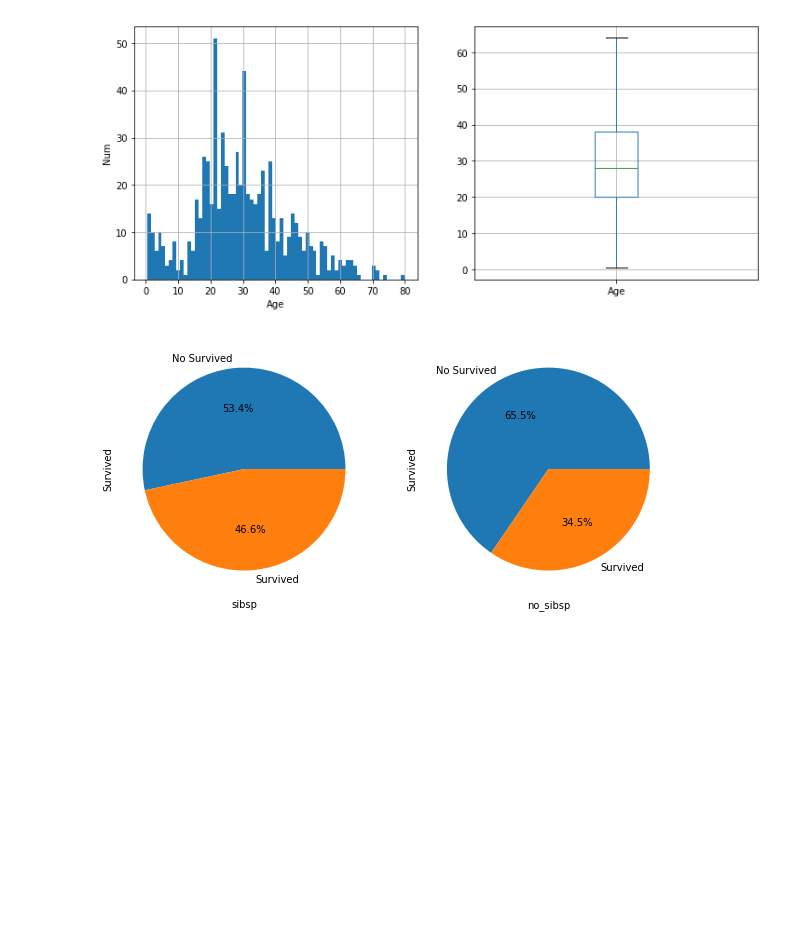
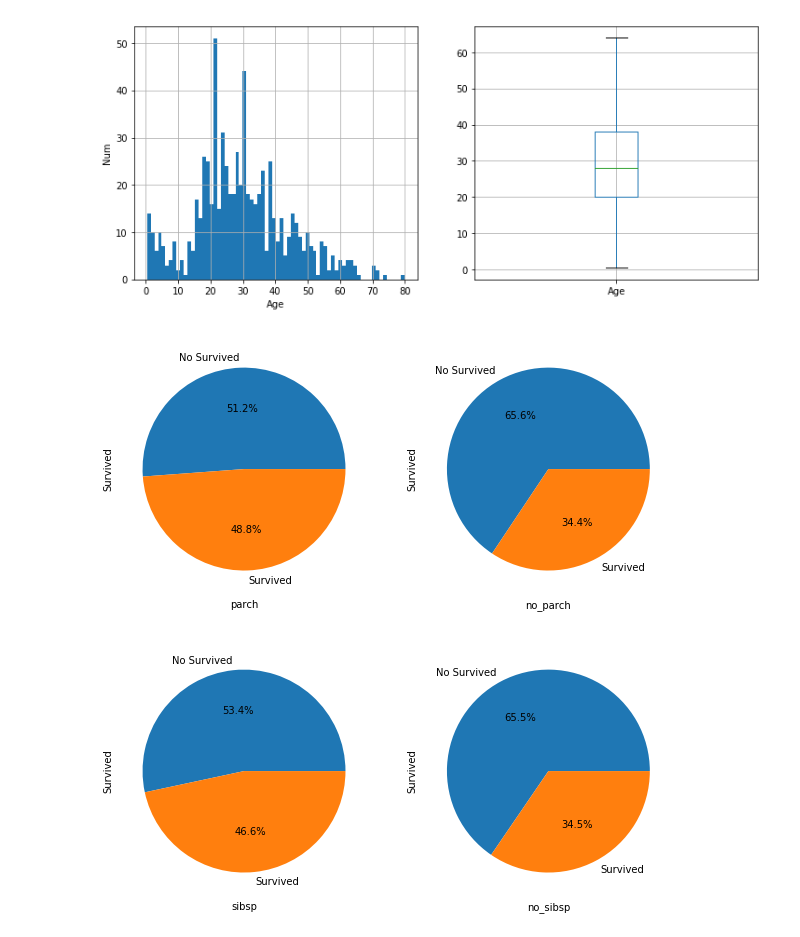
Before and after one commit to dongzhang84/data_challenges, a Jupyter notebook: Titanic.ipynb, the cells around one changed output. Saved outputs shown, nothing was run; the diff lists cells and outputs as text; code cells hidden in the pictures; blank space fills up the shorter version.

```diff
--- a/Titanic.ipynb
+++ b/Titanic.ipynb
@@ -180,6 +180,22 @@ df_train.boxplot(column='Age', showfliers=False)
 plt.show()
 # %% [output]
 [figure]
+# %%
+parch_df = df_train[df_train['Parch'] != 0]
+no_parch_df = df_train[df_train['Parch'] == 0]
+# %%
+plt.figure(figsize=(10,5))
+plt.subplot(121)
+parch_df['Survived'].value_counts().plot.pie(labels=['No Survived', 'Survived'], autopct = '%1.1f%%')
+plt.xlabel('parch')
+
+plt.subplot(122)
+no_parch_df['Survived'].value_counts().plot.pie(labels=['No Survived', 'Survived'], autopct = '%1.1f%%')
+plt.xlabel('no_parch')
+
+plt.show()
+# %% [output]
+[figure, added]
 # %%
 sibsp_df = df_train[df_train['SibSp'] != 0]
 no_sibsp_df = df_train[df_train['SibSp'] == 0]
```
Also changed, not shown: parts of 3 cells of this notebook.
